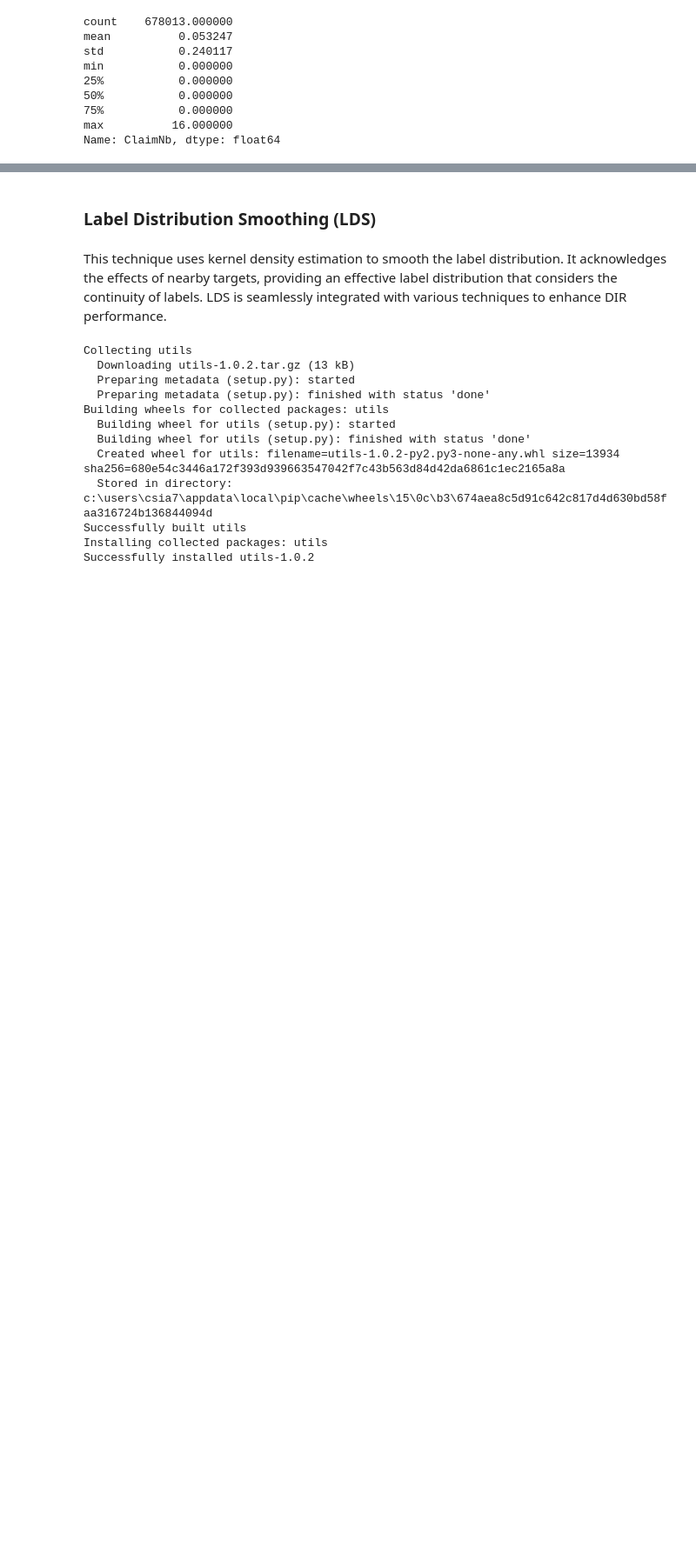
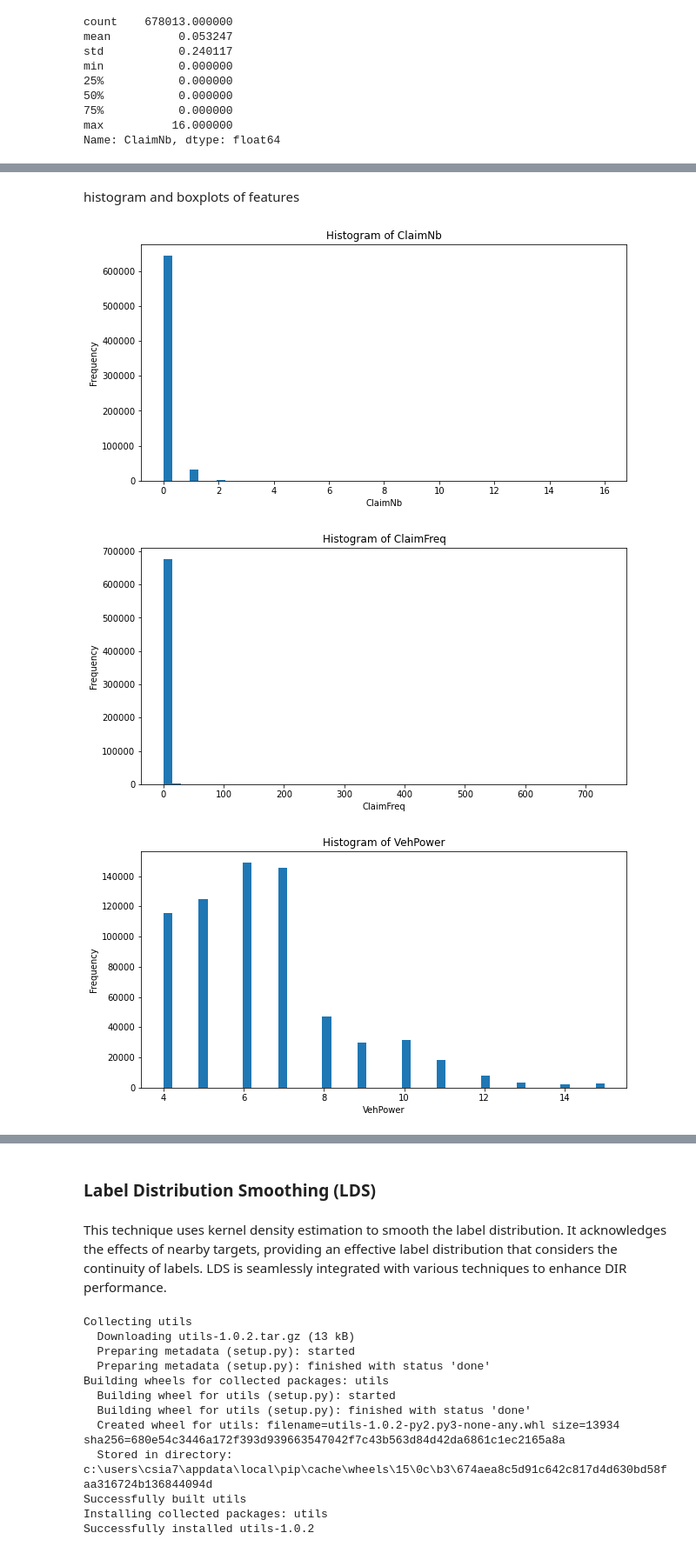
Before and after one commit to yueht23/PGPC2024, a Jupyter notebook: Deep_Imbalanced_Regression.ipynb, the cells around one changed output, grey strips where cells are left out. Shown at 87% size. Cells and saved outputs as stored; diff of their text form; code cells hidden in the pictures; blank space fills up the shorter version.

```diff
--- a/Deep_Imbalanced_Regression.ipynb
+++ b/Deep_Imbalanced_Regression.ipynb
@@ -45,0 +85,3 @@ df.describe()
+# %%
+df = df.drop(columns = ['IDpol', 'Area'])
+df
@@ -45,0 +102,4 @@ df.describe()
+# %%
+df['ClaimFreq'] = df['ClaimNb']/df['Exposure']
+df = df.drop(columns = ['Exposure'])
+df
@@ -45,0 +120,7 @@ df.describe()
+# %%
+cols = df.columns.tolist()
+print(cols)
+cols = cols[0:1] + cols[-1:] + cols[1:-1]
+print(cols)
+df = df[cols]
+df
@@ -45,0 +143,3 @@ df.describe()
+# %%
+df = df.sort_values(by=['ClaimNb'], ascending=False)
+df
@@ -65,0 +192,16 @@ plt.show()
+# %% [markdown]
+histogram and boxplots of features
+# %%
+numeric_feature = ['ClaimNb', 'ClaimFreq', 'VehPower', 'VehAge', 'DrivAge', 'BonusMalus', 'Density']
+
+for feature in numeric_feature:
+    plt.figure(figsize=(10, 5))
+    plt.hist(df[feature], bins=50)
+    plt.title(f'Histogram of {feature}')
+    plt.xlabel(feature)
+    plt.ylabel('Frequency')
+    plt.show()
+# %% [output]
+[figure, added]
+[figure, added]
+[figure, added]
```
Also changed, not shown: parts of 24 cells of this notebook, 1 other file.
